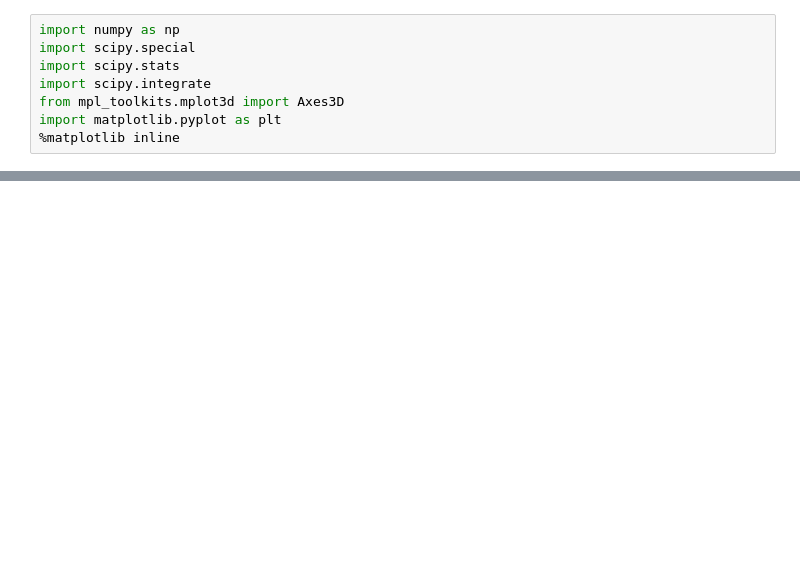
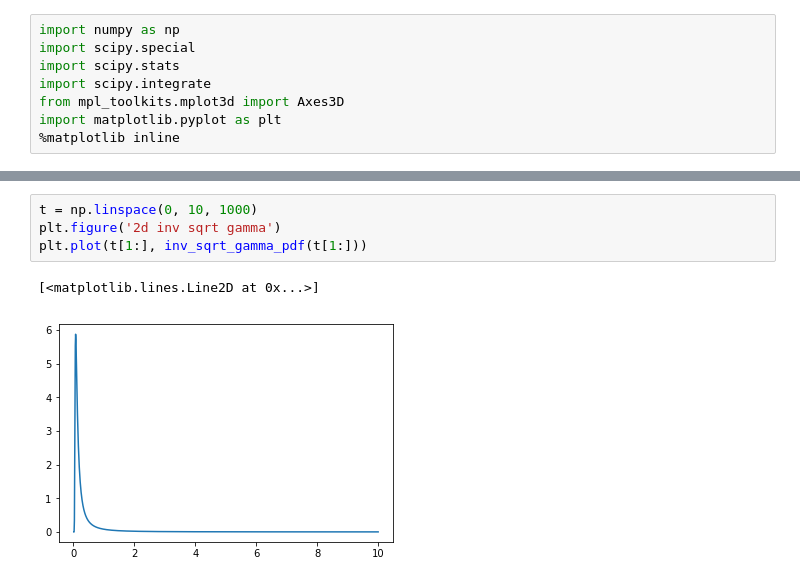
Before and after one commit to SuperKam91/bnn, a Jupyter notebook: forward_models/python_models/norm_gamma.ipynb, the cells around one changed output, grey strips where cells are left out. Drawn from its saved outputs; the diff is of its cells as text; blank space fills up the shorter version.

```diff
--- a/forward_models/python_models/norm_gamma.ipynb
+++ b/forward_models/python_models/norm_gamma.ipynb
@@ -74,0 +136,7 @@ plt.plot(t, gamma_scipy(t))
+# %%
+t = np.linspace(0, 10, 1000)
+plt.figure('2d inv sqrt gamma')
+plt.plot(t[1:], inv_sqrt_gamma_pdf(t[1:]))
+# %% [output]
+[<matplotlib.lines.Line2D at 0x...>]
+[figure, added]
```
Also changed, not shown: parts of 10 cells of this notebook, 17 other files.
